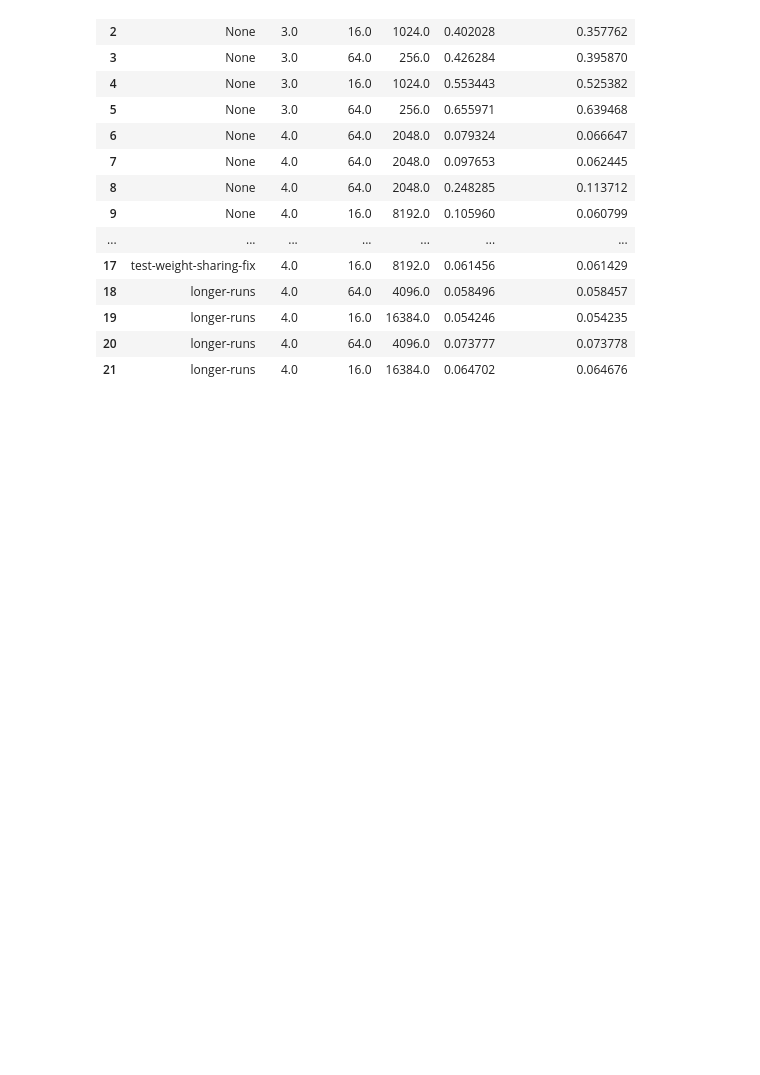
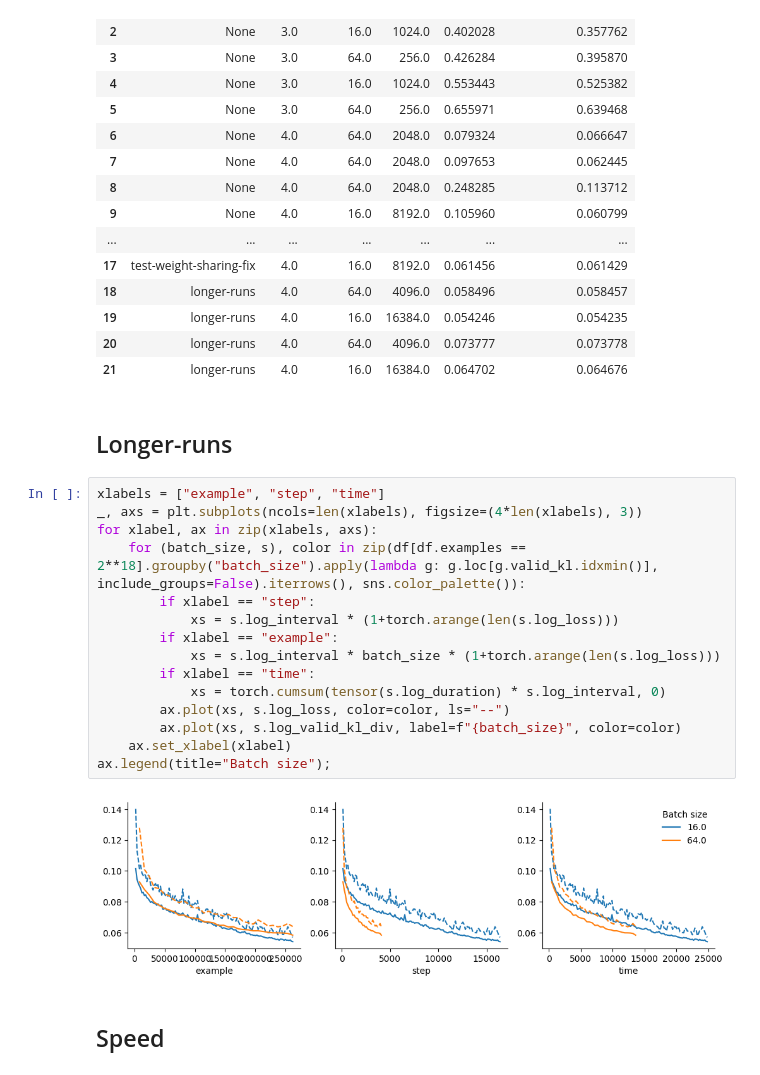
Before and after one commit to graphcore-research/optimal-weight-formats, a Jupyter notebook: 0625-QatInitialSweep.ipynb, the cells around one changed output. Saved outputs shown, nothing was run; the diff lists cells and outputs as text; blank space fills up the shorter version.

```diff
--- a/0625-QatInitialSweep.ipynb
+++ b/0625-QatInitialSweep.ipynb
@@ -269,3 +271,24 @@ df.assign(final_log_valid_kl_div=df.apply(lambda s: s.log_valid_kl_div[-1], axis
 | 19 | longer-runs | 4.0 | 16.0 | 16384.0 | 0.054246 | 0.054235 |
 | 20 | longer-runs | 4.0 | 64.0 | 4096.0 | 0.073777 | 0.073778 |
 | 21 | longer-runs | 4.0 | 16.0 | 16384.0 | 0.064702 | 0.064676 |
+# %% [markdown]
+## Longer-runs
+# %%
+xlabels = ["example", "step", "time"]
+_, axs = plt.subplots(ncols=len(xlabels), figsize=(4*len(xlabels), 3))
+for xlabel, ax in zip(xlabels, axs):
+    for (batch_size, s), color in zip(df[df.examples == 2**18].groupby("batch_size").apply(lambda g: g.loc[g.valid_kl.idxmin()], include_groups=False).iterrows(), sns.color_palette()):
+        if xlabel == "step":
+            xs = s.log_interval * (1+torch.arange(len(s.log_loss)))
+        if xlabel == "example":
+            xs = s.log_interval * batch_size * (1+torch.arange(len(s.log_loss)))
+        if xlabel == "time":
+            xs = torch.cumsum(tensor(s.log_duration) * s.log_interval, 0)
+        ax.plot(xs, s.log_loss, color=color, ls="--")
+        ax.plot(xs, s.log_valid_kl_div, label=f"{batch_size}", color=color)
+    ax.set_xlabel(xlabel)
+ax.legend(title="Batch size");
+# %% [output]
+[figure, added]
+# %% [markdown]
+## Speed
```
Also changed, not shown: parts of 3 cells of this notebook, 2 other files.
